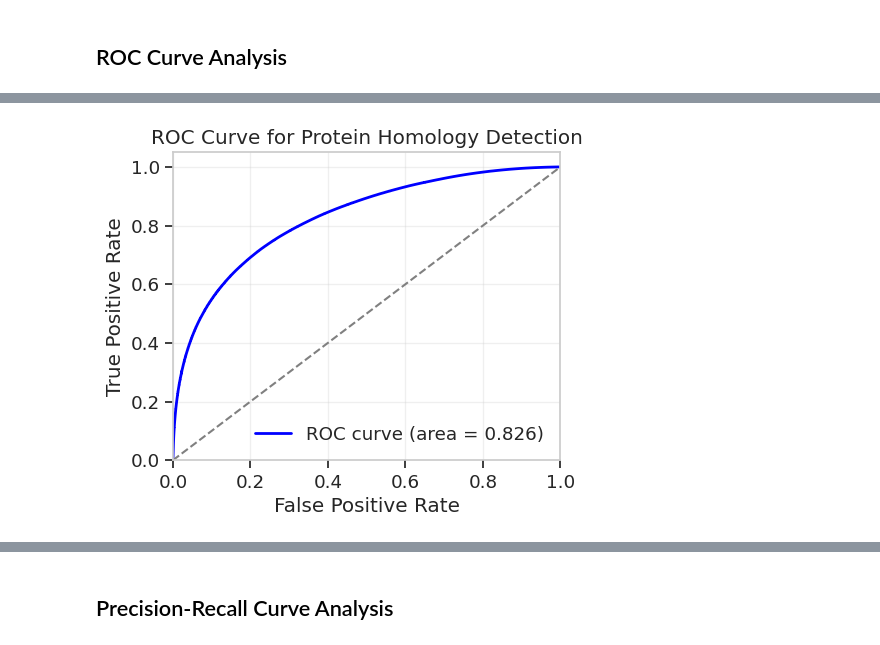
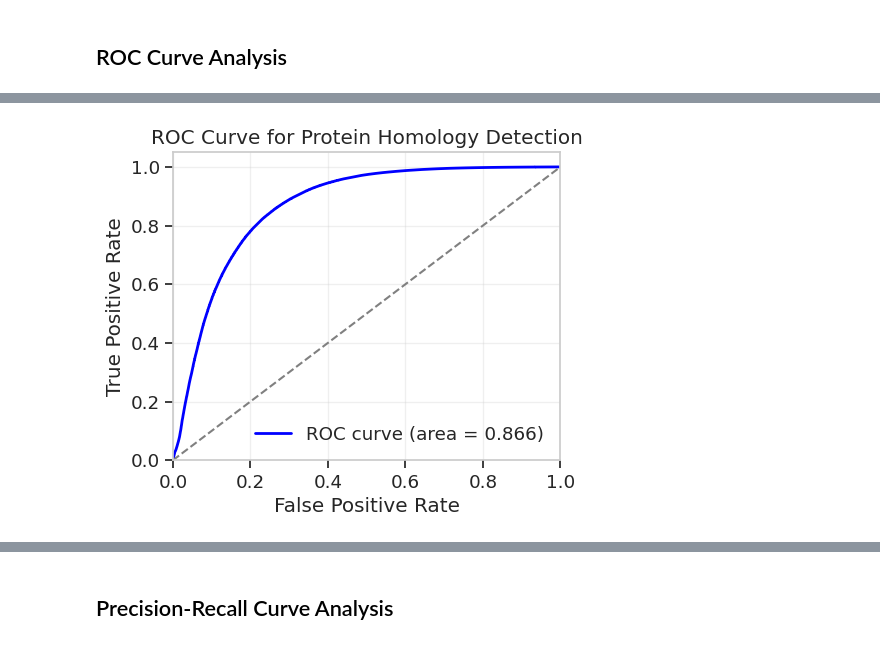
Before and after one commit to jorrel1230/EmbeddingHomologDetection, a Jupyter notebook: main/contr-v1/eval-figures.ipynb, the cells around one changed output, grey strips where cells are left out. Cells and saved outputs as stored; diff of their text form; code cells hidden in the pictures.

```diff
--- a/main/contr-v1/eval-figures.ipynb
+++ b/main/contr-v1/eval-figures.ipynb
@@ -133,18 +139,18 @@ At this threshold:
 # %%
 # Plot ROC curve
 plt.figure(figsize=(5, 4))
-plt.plot(fpr, tpr, color='blue', lw=2, label=f'ROC curve (area = {roc_auc:.3f})')
+plt.plot(train_fpr, train_tpr, color='blue', lw=2, label=f'ROC curve (area = {train_roc_auc:.3f})')
 plt.plot([0, 1], [0, 1], color='gray', linestyle='--')  # Random classifier
 plt.xlim([0.0, 1.0])
 plt.ylim([0.0, 1.05])
 plt.xlabel('False Positive Rate')
 plt.ylabel('True Positive Rate')
 plt.title('ROC Curve for Protein Homology Detection')
 plt.legend(loc="lower right")
 plt.grid(alpha=0.3)
 # Save ROC plot
 plt.show()
 # %% [output]
-[figure, old version]
+[figure, new version]
 # %%
 # Negate scores since lower scores indicate closer matches
```
Also changed, not shown: parts of 17 cells of this notebook, 17 other files.
